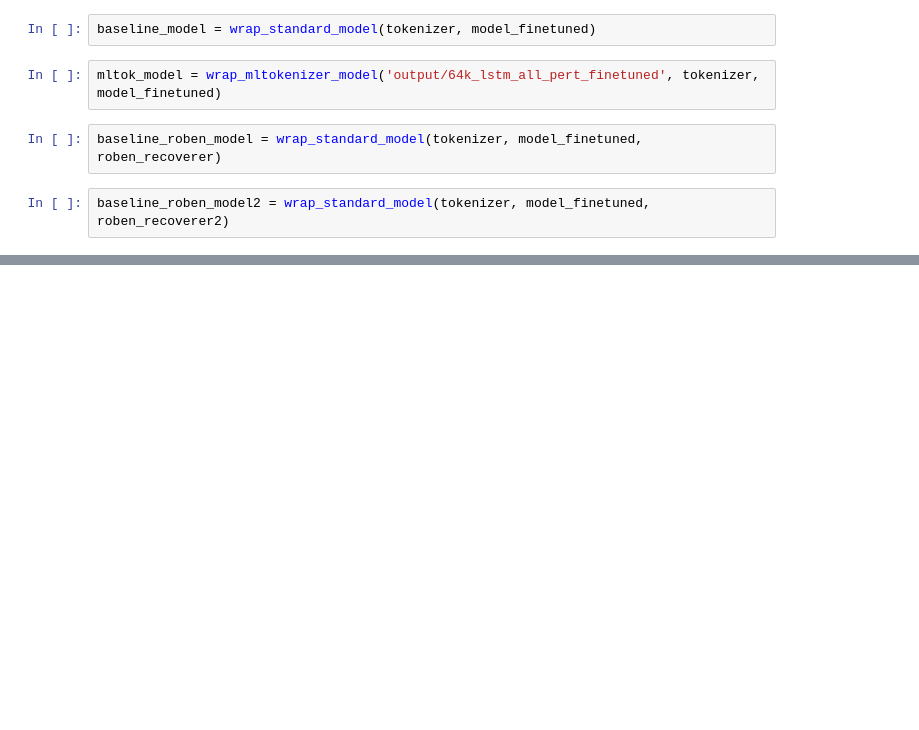
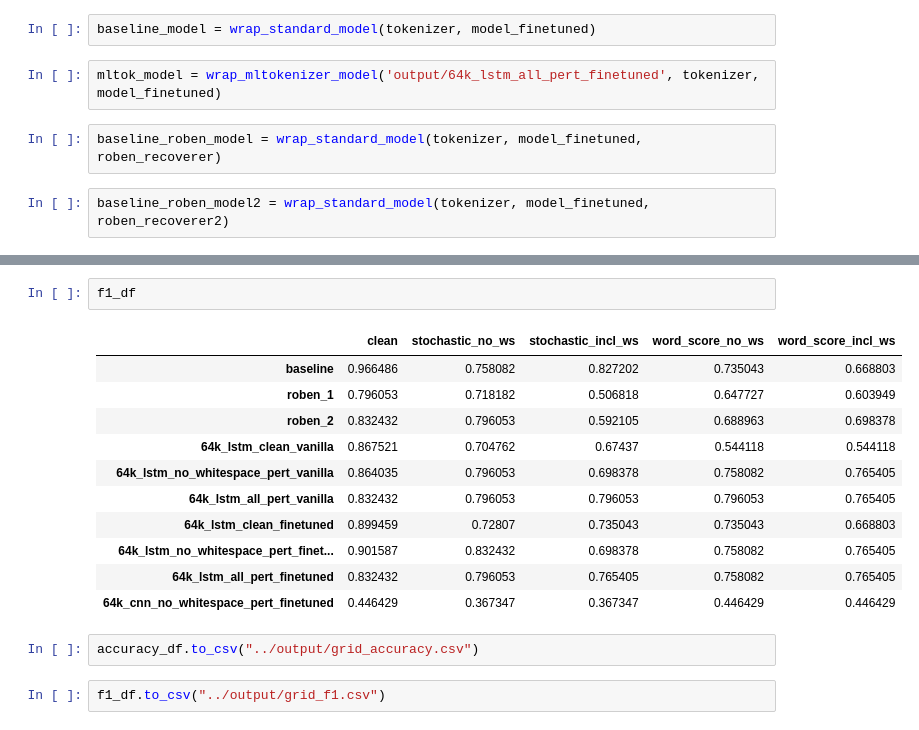
Before and after one commit to akash13singh/resilient_nlp, a Jupyter notebook: notebooks/multi_model_eval.ipynb, the cells around one changed output, grey strips where cells are left out. Saved outputs shown, nothing was run; the diff lists cells and outputs as text; blank space fills up the shorter version.

```diff
--- a/notebooks/multi_model_eval.ipynb
+++ b/notebooks/multi_model_eval.ipynb
@@ -199,0 +388,18 @@ evaluate_model_adv(mltok_model, sampled_test_set_adv)
+# %%
+f1_df
+# %% [output]
+|  | clean | stochastic_no_ws | stochastic_incl_ws | word_score_no_ws | word_score_incl_ws |
+| baseline | 0.966486 | 0.758082 | 0.827202 | 0.735043 | 0.668803 |
+| roben_1 | 0.796053 | 0.718182 | 0.506818 | 0.647727 | 0.603949 |
+| roben_2 | 0.832432 | 0.796053 | 0.592105 | 0.688963 | 0.698378 |
+| 64k_lstm_clean_vanilla | 0.867521 | 0.704762 | 0.67437 | 0.544118 | 0.544118 |
+| 64k_lstm_no_whitespace_pert_vanilla | 0.864035 | 0.796053 | 0.698378 | 0.758082 | 0.765405 |
+| 64k_lstm_all_pert_vanilla | 0.832432 | 0.796053 | 0.796053 | 0.796053 | 0.765405 |
+| 64k_lstm_clean_finetuned | 0.899459 | 0.72807 | 0.735043 | 0.735043 | 0.668803 |
+| 64k_lstm_no_whitespace_pert_finet... | 0.901587 | 0.832432 | 0.698378 | 0.758082 | 0.765405 |
+| 64k_lstm_all_pert_finetuned | 0.832432 | 0.796053 | 0.765405 | 0.758082 | 0.765405 |
+| 64k_cnn_no_whitespace_pert_finetuned | 0.446429 | 0.367347 | 0.367347 | 0.446429 | 0.446429 |
+# %%
+accuracy_df.to_csv("../output/grid_accuracy.csv")
+# %%
+f1_df.to_csv("../output/grid_f1.csv")
```
Also changed, not shown: parts of 24 cells of this notebook, 2 other files.
